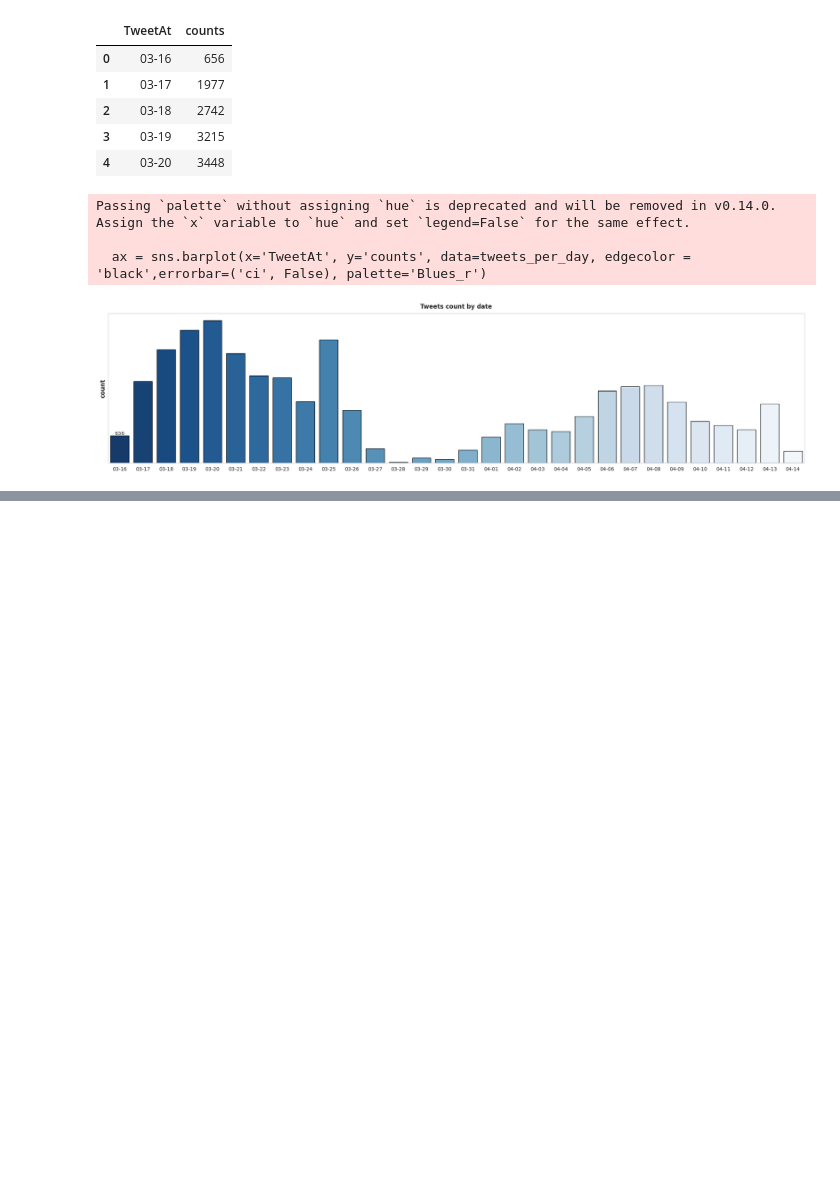
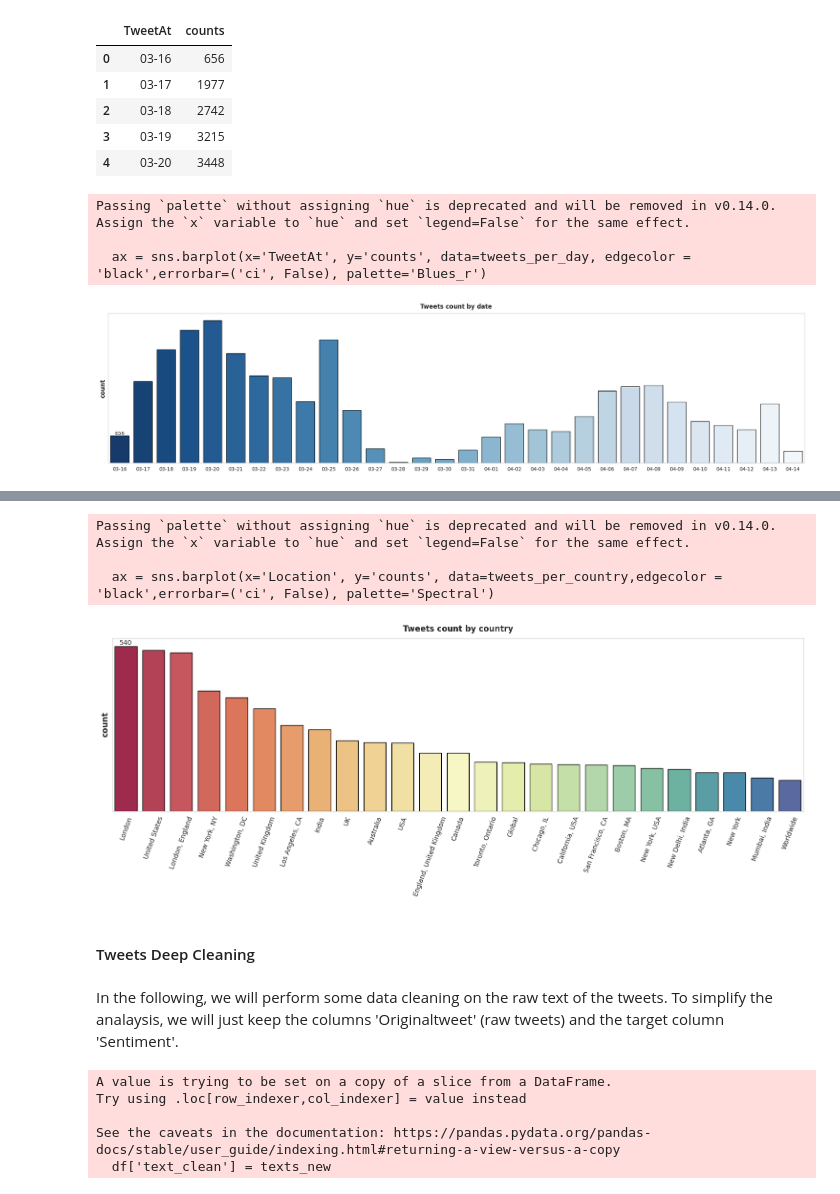
Before and after one commit to Arif-Badhon/Twitter_Sentiment_Analysis, a Jupyter notebook: twitter_sentiment_analysis.ipynb, the cells around one changed output, grey strips where cells are left out. Drawn from its saved outputs; the diff is of its cells as text; code cells hidden in the pictures; blank space fills up the shorter version.

```diff
--- a/twitter_sentiment_analysis.ipynb
+++ b/twitter_sentiment_analysis.ipynb
@@ -140,0 +145,3 @@ Passing `palette` without assigning `hue` is deprecated and will be removed in v
+# %%
+tweets_per_country = df['Location'].value_counts().loc[lambda x : x > 100].reset_index(name='counts')
+tweets_per_country.head()
@@ -140,0 +155,20 @@ Passing `palette` without assigning `hue` is deprecated and will be removed in v
+# %%
+plt.figure(figsize=(15,6))
+ax = sns.barplot(x='Location', y='counts', data=tweets_per_country,edgecolor = 'black',errorbar=('ci', False), palette='Spectral')
+plt.title('Tweets count by country')
+plt.xticks(rotation=70)
+plt.yticks([])
+ax.bar_label(ax.containers[0])
+plt.ylabel('count')
+plt.xlabel('')
+plt.show()
+# %% [output]
+Passing `palette` without assigning `hue` is deprecated and will be removed in v0.14.0. Assign the `x` variable to `hue` and set `legend=False` for the same effect.
+
+  ax = sns.barplot(x='Location', y='counts', data=tweets_per_country,edgecolor = 'black',errorbar=('ci', False), palette='Spectral')
+[figure, added]
+# %% [markdown]
+#### Tweets Deep Cleaning
+# %% [markdown]
+In the following, we will perform some data cleaning on the raw text of the tweets.
+To simplify the analaysis, we will just keep the columns 'Originaltweet' (raw tweets) and the target column 'Sentiment'.
@@ -140,0 +243,10 @@ Passing `palette` without assigning `hue` is deprecated and will be removed in v
+# %%
+# Now we can create a new column, for both train and test sets, to host the cleaned version of the tweets' text.
+df['text_clean'] = texts_new
+df_test['text_clean'] = texts_new_test
+# %% [output]
+A value is trying to be set on a copy of a slice from a DataFrame.
+Try using .loc[row_indexer,col_indexer] = value instead
+
+See the caveats in the documentation: https://pandas.pydata.org/pandas-docs/stable/user_guide/indexing.html#returning-a-view-versus-a-copy
+  df['text_clean'] = texts_new
```
Also changed, not shown: parts of 36 cells of this notebook, 2 other files.
